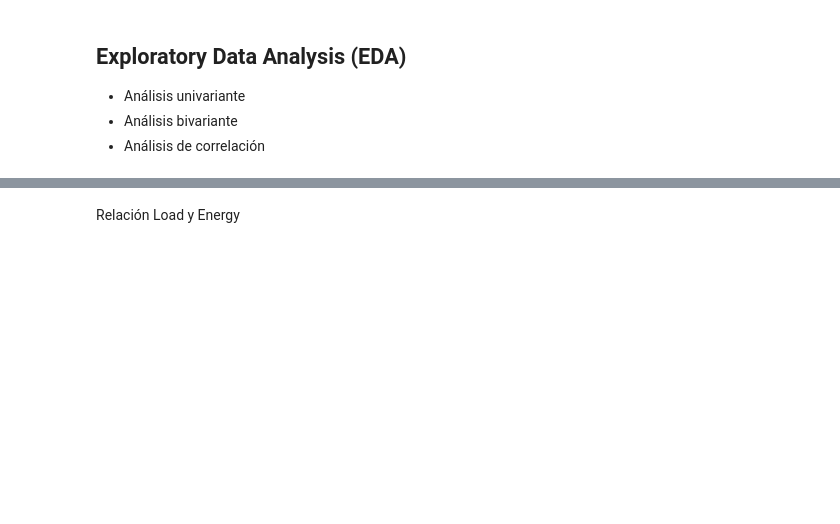
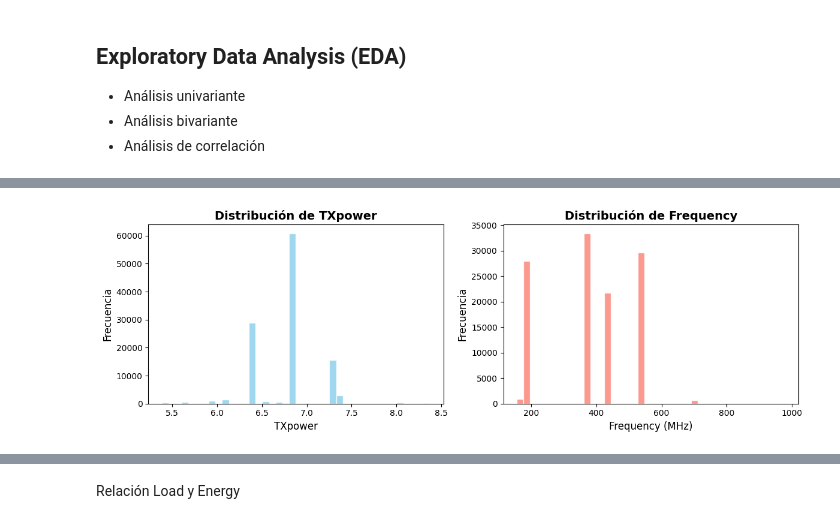
Before and after one commit to Jimateo/AI-ML-for-5G-Energy-Consumption-Modelling, a Jupyter notebook: Prueba_Tecnica_Laude.ipynb, the cells around one changed output, grey strips where cells are left out. Saved outputs shown, nothing was run; the diff lists cells and outputs as text; code cells hidden in the pictures; blank space fills up the shorter version.

```diff
--- a/Prueba_Tecnica_Laude.ipynb
+++ b/Prueba_Tecnica_Laude.ipynb
@@ -63,0 +68,19 @@ plt.show()
+# %%
+fig, axes = plt.subplots(nrows=1, ncols=2, figsize=(12, 4))
+
+# Histograma de Load
+axes[0].hist(df_total['TXpower'], bins=40, color='skyblue', edgecolor='white', alpha=0.8)
+axes[0].set_title("Distribución de TXpower", fontsize=14, fontweight='bold')
+axes[0].set_xlabel("TXpower", fontsize=12)
+axes[0].set_ylabel("Frecuencia", fontsize=12)
+
+# Histograma de Energy
+axes[1].hist(df_total['Frequency'], bins=40, color='salmon', edgecolor='white', alpha=0.8)
+axes[1].set_title("Distribución de Frequency", fontsize=14, fontweight='bold')
+axes[1].set_xlabel("Frequency (MHz)", fontsize=12)
+axes[1].set_ylabel("Frecuencia", fontsize=12)
+
+plt.tight_layout()
+plt.show()
+# %% [output]
+[figure, added]
```
Also changed, not shown: parts of 10 cells of this notebook.
